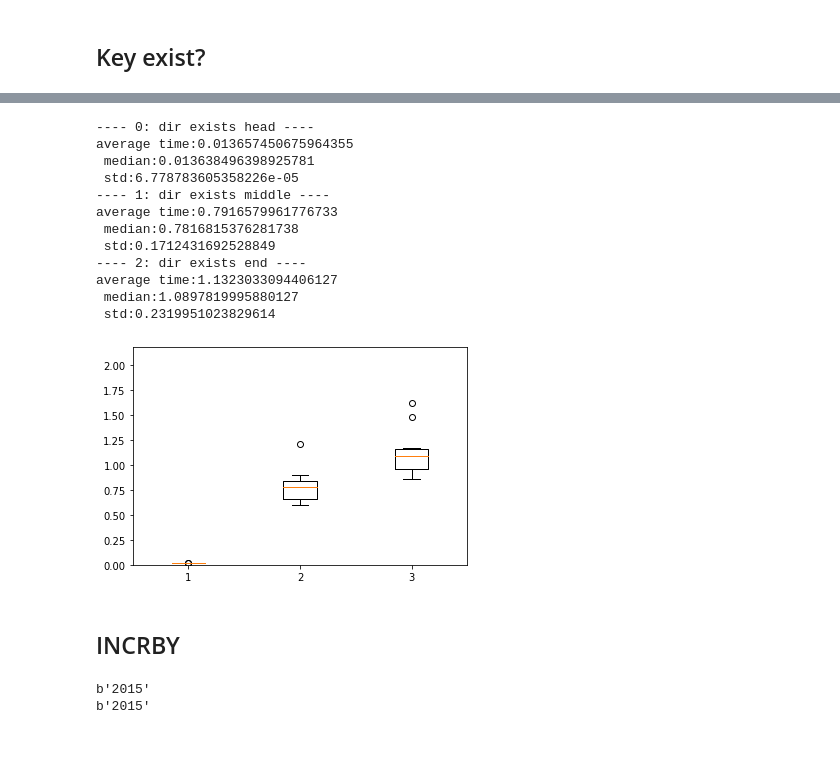
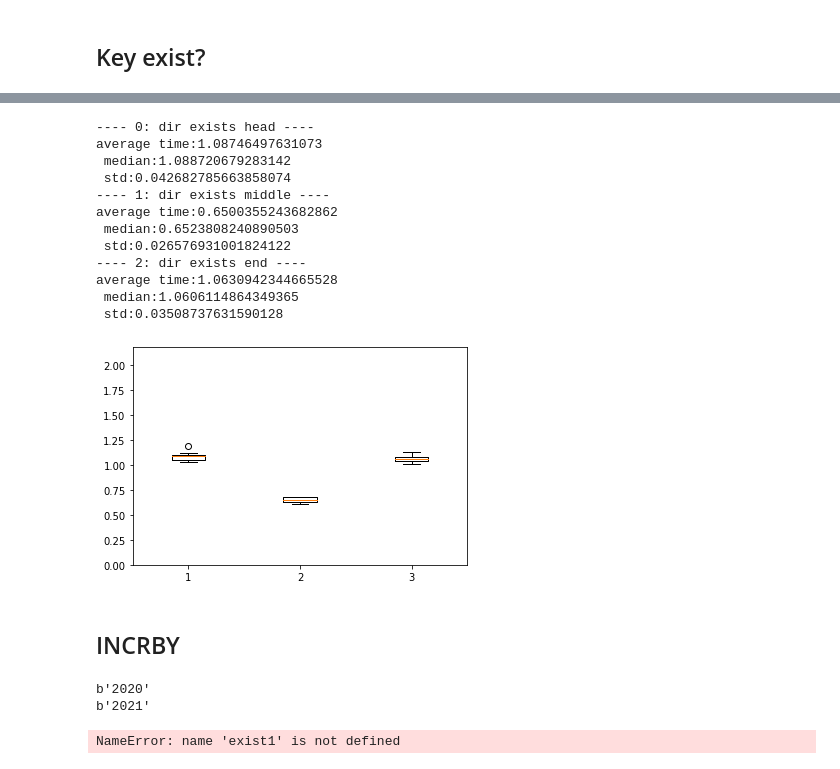
Before and after one commit to Antoine-CLEMENT/OBD-database-presentation, a Jupyter notebook: benchmark.ipynb, the cells around one changed output, grey strips where cells are left out. Cells and saved outputs as stored; diff of their text form; code cells hidden in the pictures.

```diff
--- a/benchmark.ipynb
+++ b/benchmark.ipynb
@@ -186,53 +186,81 @@ average time:0.00011372113227844238
 # %%
 def director_exists_head():
-    i=0
     for show_id in r.scan_iter():
-        i+=1
         if (r.hget(show_id,'director')==b'David Raynr'):
             return
 
 def director_exists_middle():
-    i=0
     for show_id in r.scan_iter():
-        i+=1
         if (r.hget(show_id,'director')==b'Lance Daly'):
             return
 
 def director_exists_end():
-    i=0
     for show_id in r.scan_iter():
-        i+=1
         if (r.hget(show_id,'director')==b'Emma Hatherley'):
             return
 
 director_exists_head()
 director_exists_middle()
 director_exists_end()
 
 benchmark({'dir exists head':director_exists_head,'dir exists middle':director_exists_middle,'dir exists end':director_exists_end})
 # %% [output]
 ---- 0: dir exists head ----
-average time:0.013657450675964355
- median:0.013638496398925781
- std:6.778783605358226e-05
+average time:1.08746497631073
+ median:1.088720679283142
+ std:0.042682785663858074
 ---- 1: dir exists middle ----
-average time:0.7916579961776733
- median:0.7816815376281738
- std:0.1712431692528849
+average time:0.6500355243682862
+ median:0.6523808240890503
+ std:0.026576931001824122
 ---- 2: dir exists end ----
-average time:1.1323033094406127
- median:1.0897819995880127
- std:0.2319951023829614
+average time:1.0630942344665528
+ median:1.0606114864349365
+ std:0.03508737631590128
-[figure, old version]
+[figure, new version]
 # %% [markdown]
 ## INCRBY
 # %%
-print(r.hget("s7000",'release_year'))
-r.incrbyfloat("s7000:release_year",100)
-print(r.hget("s7000",'release_year'))
+print(r.hget("s7001",'release_year'))
+r.hincrby("s7001","release_year")
+print(r.hget("s7001",'release_year'))
 # %% [output]
-b'2015'
-b'2015'
+b'2020'
+b'2021'
+# %%
+
+def benchmark_thread(commands):
+    """
+    Function to run run_nb times a list of command and display stats and boxplot
+    """
+
+    run_nb=10
+    run_times=[]
+    medians=[]
+    for command_idx,command_name in enumerate(commands):
+        run_time=[]
+
+        for run in range(run_nb):
+
+            start_time=time.time()
+            commands[command_name]()
+            end_time=time.time()
+            run_time.append(end_time-start_time)
+
+        median=np.median(np.array(run_time))
+        std=np.std(np.array(run_time))
+        mean=np.mean(np.array(run_time))
+        print("---- "+str(command_idx)+": "+command_name+" ----")
+        print('average time:'+str(mean)+'\n median:'+str(median)+'\n std:'+str(std))
+        run_times.append(run_time)
+        medians.append(median)
+
+    plt.boxplot(run_times)
+    plt.ylim(0, np.max(medians)*2)
+    plt.show()
+benchmark({'s1':exist1,'s2':exist7000})
+# %% [output]
+NameError: name 'exist1' is not defined
 # %%
 import logging
 import threading
```
Also changed, not shown: parts of 3 cells of this notebook, 2 other files.
